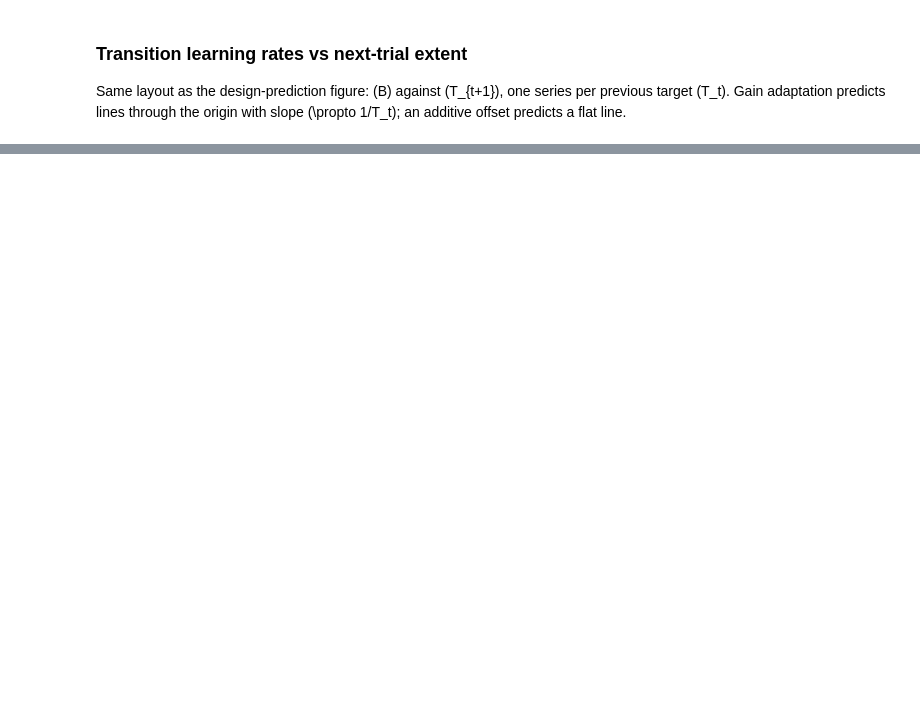
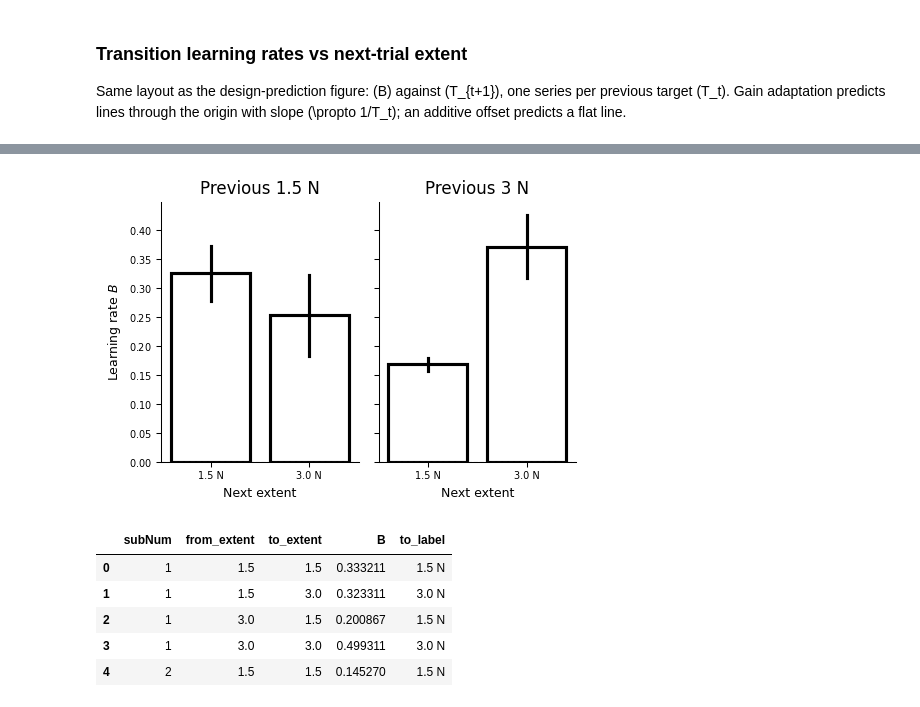
Before and after one commit to manazerzadeh/ChordAdaptationDynamics, a Jupyter notebook: SingleFingerGainGeneralization/LearningDynamicsAnalysis.ipynb, the cells around one changed output, grey strips where cells are left out. Saved outputs shown, nothing was run; the diff lists cells and outputs as text; code cells hidden in the pictures; blank space fills up the shorter version.

```diff
--- a/SingleFingerGainGeneralization/LearningDynamicsAnalysis.ipynb
+++ b/SingleFingerGainGeneralization/LearningDynamicsAnalysis.ipynb
@@ -285,0 +349,63 @@ plt.show()
+# %%
+# --- Panel A: same-direction extent transfer (Method A B) ---
+# Requires B_by_trans from the Method A cell above.
+
+same_dir = np.sign(B_by_trans['from']) == np.sign(B_by_trans['to'])
+ba = B_by_trans.loc[same_dir].copy()
+ba['from_extent'] = ba['from'].abs()
+ba['to_extent'] = ba['to'].abs()
+
+# Within participant: mean B over ± at this from/to extent
+panel_a = (
+    ba.groupby(['subNum', 'from_extent', 'to_extent'], as_index=False)['B']
+    .mean()
+)
+panel_a['to_label'] = panel_a['to_extent'].map({1.5: '1.5 N', 3.0: '3.0 N'})
+
+to_order = ['1.5 N', '3.0 N']
+
+fig, axs = plt.subplots(1, 2, figsize=(5, 3.5), sharey=True)
+
+for ax, from_ext in zip(axs, [1.5, 3.0]):
+    plot_data = panel_a[panel_a['from_extent'] == from_ext]
+
+    sns.barplot(
+        data=plot_data,
+        x='to_label',
+        y='B',
+        order=to_order,
+        errorbar='se',
+        legend=False,
+        ax=ax,
+        fill=False,
+        color='black',
+    )
+    # sns.stripplot(
+    #     data=plot_data,
+    #     x='to_label',
+    #     y='B',
+    #     order=to_order,
+    #     ax=ax,
+    #     color='black',
+    #     alpha=0.5,
+    # )
+
+    ax.axhline(0, color='gray', linestyle='--', linewidth=0.8)
+    ax.set_title(f'Previous {from_ext:g} N')
+    ax.set_xlabel('Next extent')
+    ax.set_ylabel(r'Learning rate $B$' if ax is axs[0] else '')
+
+sns.despine()
+plt.tight_layout()
+plt.savefig(path_figs + 'summary_panel_A_extent_transfer.pdf', bbox_inches='tight')
+plt.show()
+
+panel_a.head()
+# %% [output]
+[figure, added]
+|  | subNum | from_extent | to_extent | B | to_label |
+| 0 | 1 | 1.5 | 1.5 | 0.333211 | 1.5 N |
+| 1 | 1 | 1.5 | 3.0 | 0.323311 | 3.0 N |
+| 2 | 1 | 3.0 | 1.5 | 0.200867 | 1.5 N |
+| 3 | 1 | 3.0 | 3.0 | 0.499311 | 3.0 N |
+| 4 | 2 | 1.5 | 1.5 | 0.145270 | 1.5 N |
```
Also changed, not shown: parts of 14 cells of this notebook, 11 other files.
